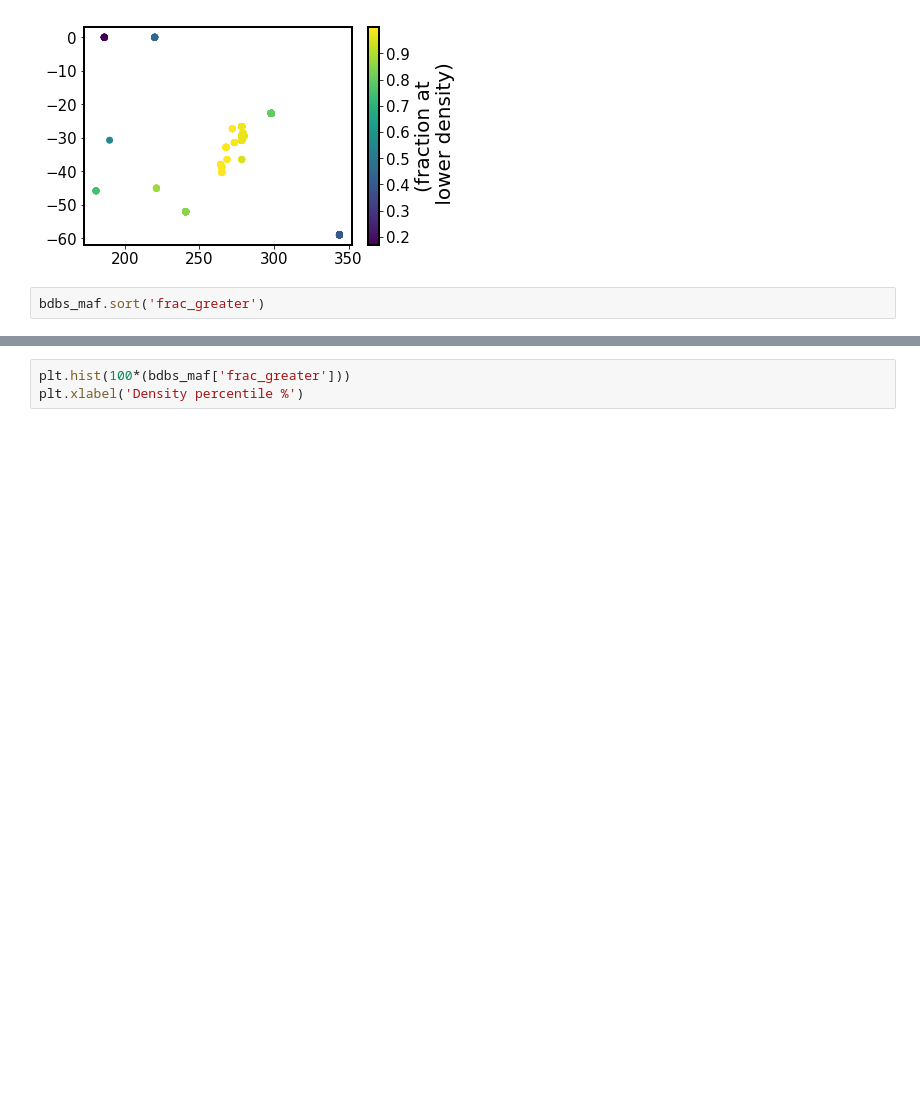
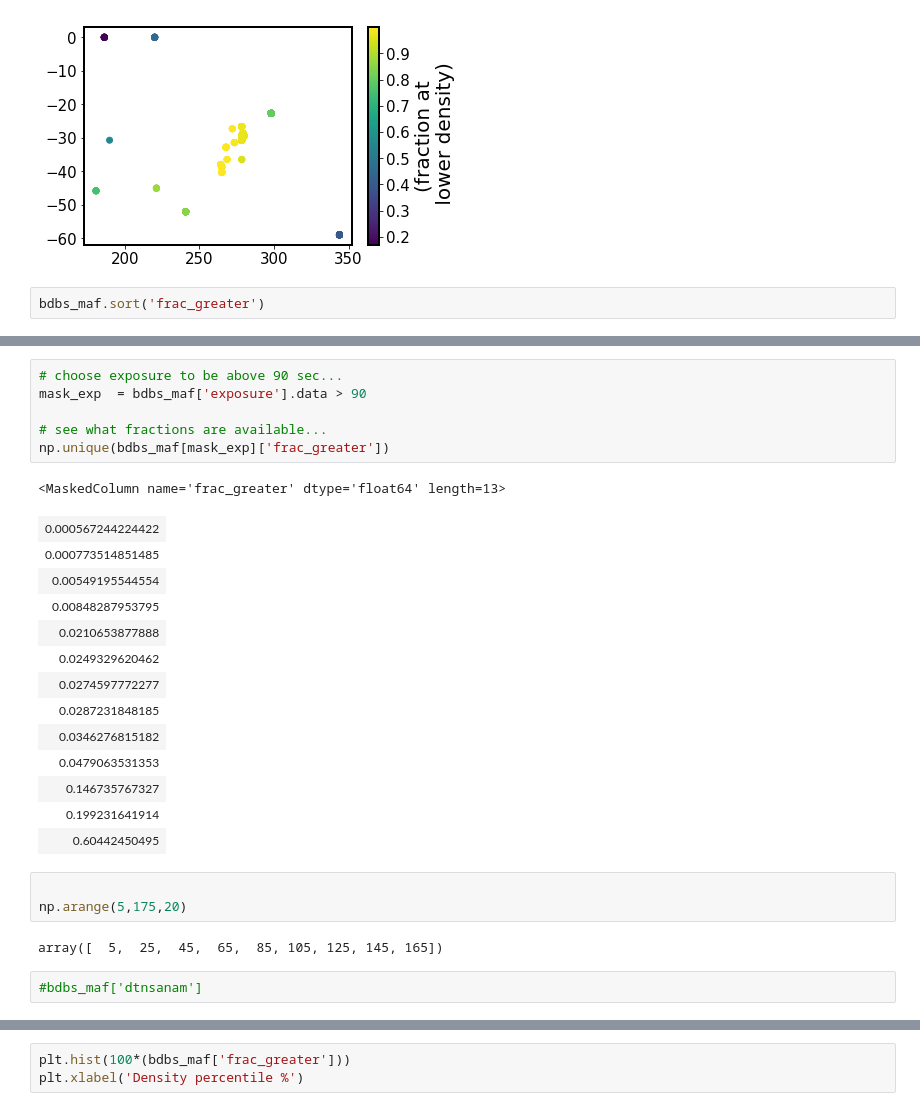
Before and after one commit to suberlak/crowded_fields, a Jupyter notebook: code/BBDS_MAF_download.ipynb, the cells around one changed output, grey strips where cells are left out. Saved outputs shown, nothing was run; the diff lists cells and outputs as text; blank space fills up the shorter version.

```diff
--- a/code/BBDS_MAF_download.ipynb
+++ b/code/BBDS_MAF_download.ipynb
@@ -262,0 +219,28 @@ bdbs_maf[['dtnsanam', 'reference', 'filter', 'exposure', 'ra','dec', 'source_den
+# %%
+# choose exposure to be above 90 sec...
+mask_exp  = bdbs_maf['exposure'].data > 90
+
+# see what fractions are available...
+np.unique(bdbs_maf[mask_exp]['frac_greater'])
+# %% [output]
+<MaskedColumn name='frac_greater' dtype='float64' length=13>
+| 0.000567244224422 |
+| 0.000773514851485 |
+| 0.00549195544554 |
+| 0.00848287953795 |
+| 0.0210653877888 |
+| 0.0249329620462 |
+| 0.0274597772277 |
+| 0.0287231848185 |
+| 0.0346276815182 |
+| 0.0479063531353 |
+| 0.146735767327 |
+| 0.199231641914 |
+| 0.60442450495 |
+# %%
+
+np.arange(5,175,20)
+# %% [output]
+array([  5,  25,  45,  65,  85, 105, 125, 145, 165])
+# %%
+#bdbs_maf['dtnsanam']
```
Also changed, not shown: parts of 27 cells of this notebook.
